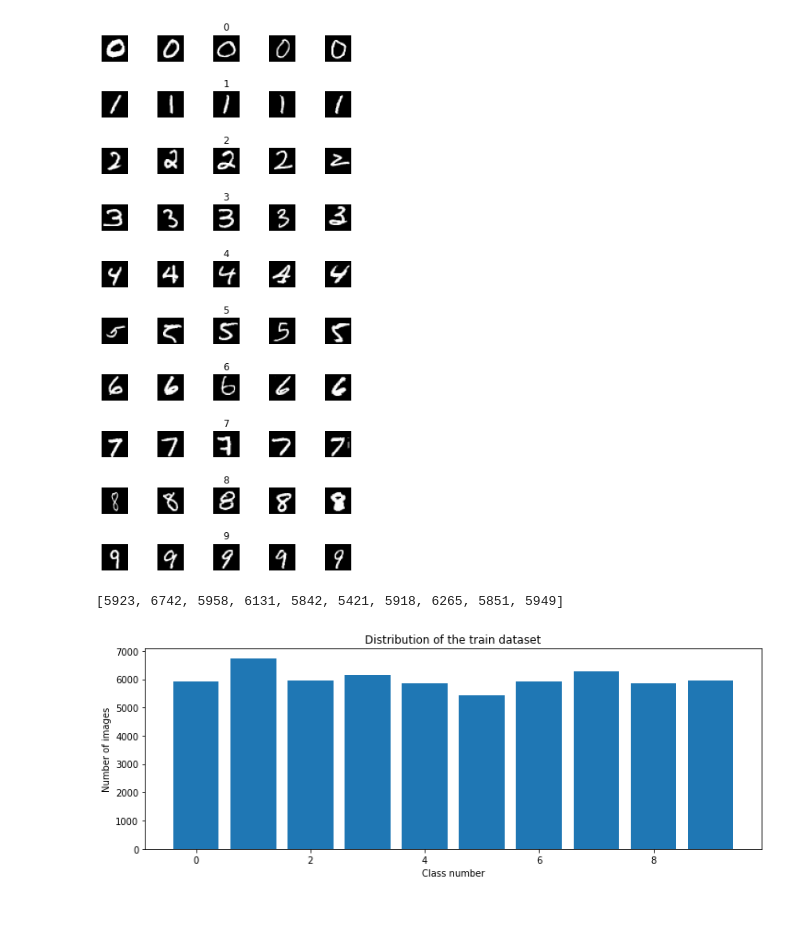
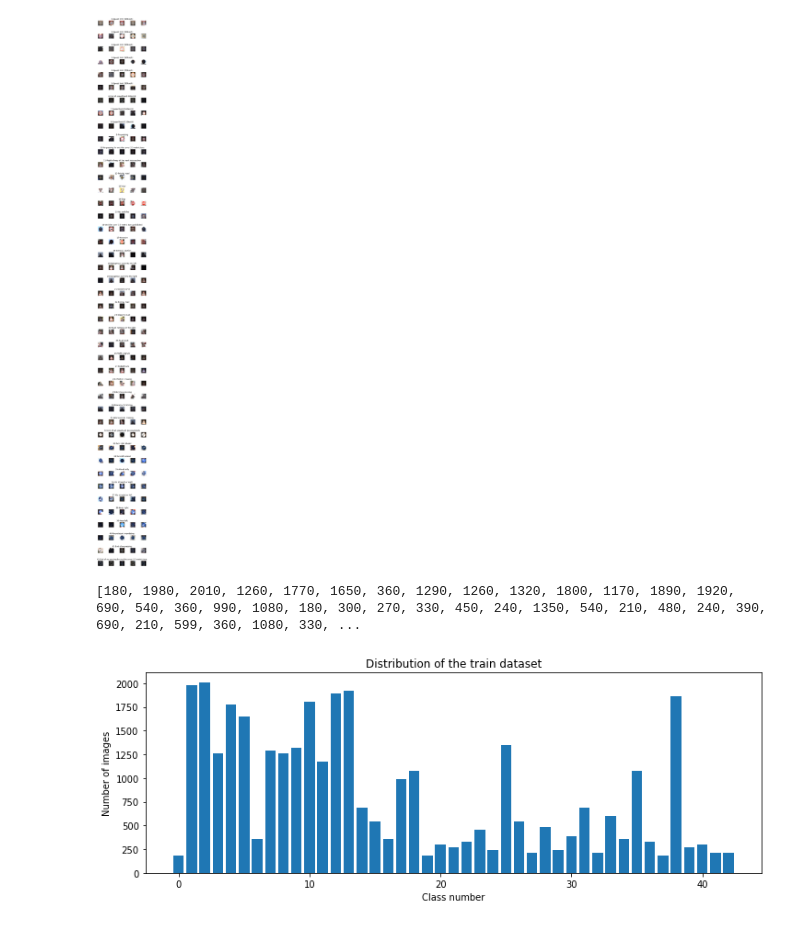
Before and after one commit to grandmasterb80/udemy, a Jupyter notebook: complete_self_driving_car_course-applied_deep_learning/The Complete Self-Driving Car Course - Lesson 12.ipynb, the cells around one changed output. Drawn from its saved outputs; the diff is of its cells as text; code cells hidden in the pictures.

```diff
--- a/complete_self_driving_car_course-applied_deep_learning/The Complete Self-Driving Car Course - Lesson 12.ipynb
+++ b/complete_self_driving_car_course-applied_deep_learning/The Complete Self-Driving Car Course - Lesson 12.ipynb
@@ -37,0 +22,11 @@ print( y_test.shape )
+# %%
+with open("provided_material/german-traffic-signs/train.p", 'rb') as f:
+    train_data = pickle.load(f)
+with open("provided_material/german-traffic-signs/valid.p", 'rb') as f:
+    val_data = pickle.load(f)
+with open("provided_material/german-traffic-signs/test.p", 'rb') as f:
+    test_data = pickle.load(f)
+
+print ( "type(train_data) = ", type(train_data) )
+print ( "type(val_data) = ", type(val_data) )
+print ( "type(test_data) = ", type(test_data) )
@@ -37,0 +37,8 @@ print( y_test.shape )
+# %%
+X_train, y_train = train_data [ 'features'], train_data[ 'labels' ]
+X_val, y_val = val_data [ 'features'], val_data[ 'labels' ]
+X_test, y_test = test_data [ 'features'], test_data[ 'labels' ]
+
+print ( "X_train.shape = ", X_train.shape, "\t\ty_train.shape = ", y_train.shape)
+print ( "X_val.shape = ", X_val.shape, "\t\ty_val.shape = ", y_val.shape)
+print ( "X_test.shape = ", X_test.shape, "\t\ty_test.shape = ", y_test.shape)
@@ -42,0 +56,2 @@ assert( X_test.shape[ 1: ] == ( 28, 28 ) ), "The dimensions of the images have t
+# %%
+data = pd.read_csv('provided_material/german-traffic-signs/signnames.csv')
@@ -43,22 +79,23 @@ assert( X_test.shape[ 1: ] == ( 28, 28 ) ), "The dimensions of the images have t
 # %%
 num_of_samples=[]
 
 cols = 5
-num_classes = 10
+num_classes = data.shape [ 0 ]
 
-fig, axs = plt.subplots(nrows=num_classes, ncols=cols, figsize=(5,10))
+fig, axs = plt.subplots( nrows=num_classes, ncols=cols, figsize = ( 5, 50 ) )
 fig.tight_layout()
 
-for i in range(cols):
-    for j in range(num_classes):
-        x_selected = X_train[y_train == j]
-        axs[j][i].imshow(x_selected[random.randint(0,(len(x_selected) - 1)), :, :], cmap=plt.get_cmap('gray'))
-        axs[j][i].axis("off")
+for i in range( cols ):
+    for j, row in data.iterrows():
+        x_selected = X_train[ y_train == j ]
+        axs[ j ][ i ].imshow(x_selected[ random.randint( 0, ( len( x_selected ) - 1 ) ), :, :], cmap = plt.get_cmap('gray'))
+        axs[ j ][ i ].axis( "off" )
         if i == 2:
-            axs[j][i].set_title(str(j))
-            num_of_samples.append(len(x_selected))
+            axs[ j ][ i ].set_title( str( j ) + "-" + row[ "SignName" ] )
+            num_of_samples.append( len( x_selected ) )
+    #(index, Series)
 # %% [output]
-[figure, old version]
+[figure, new version]
 # %%
 print(num_of_samples)
 plt.figure(figsize=(12, 4))
@@ -68,5 +105,5 @@ plt.xlabel("Class number")
 plt.ylabel("Number of images")
 plt.show()
 # %% [output]
-[5923, 6742, 5958, 6131, 5842, 5421, 5918, 6265, 5851, 5949]
+[180, 1980, 2010, 1260, 1770, 1650, 360, 1290, 1260, 1320, 1800, 1170, 1890, 1920, 690, 540, 360, 990, 1080, 180, 300, 270, 330, 450, 240, 1350, 540, 210, 480, 240, 390, 690, 210, 599, 360, 1080, 330, ...
-[figure, old version]
+[figure, new version]
```
Also changed, not shown: parts of 32 cells of this notebook, 1 other file.
